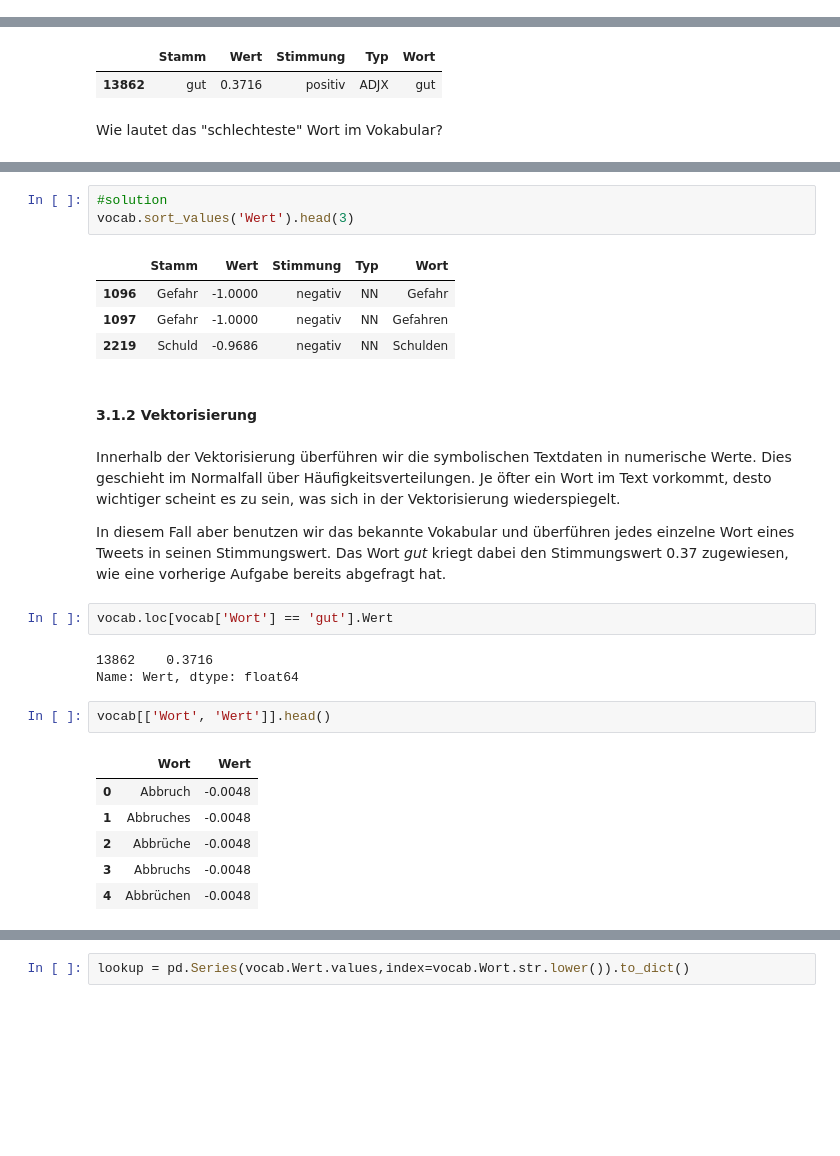
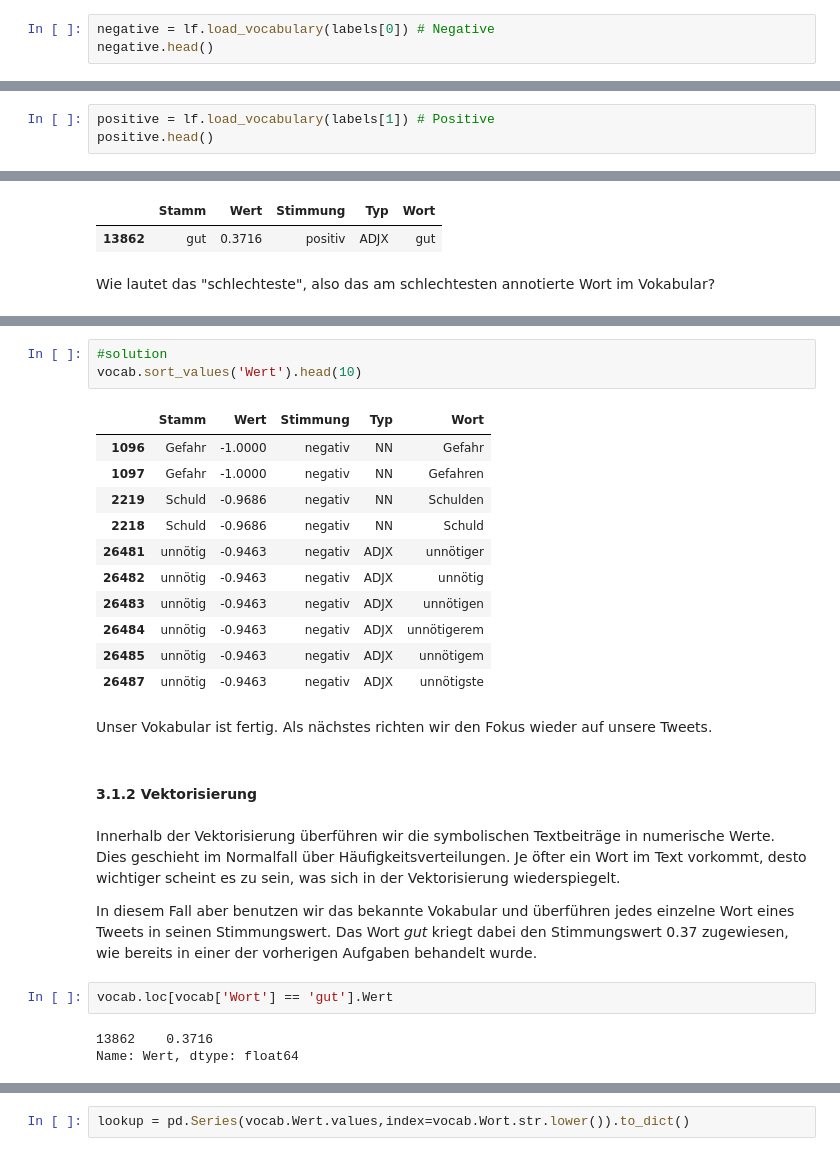
Before and after one commit to orca-nrw/lernmodul-texte, a Jupyter notebook: index.ipynb, the cells around one changed output, grey strips where cells are left out. Saved outputs shown, nothing was run; the diff lists cells and outputs as text; blank space fills up the shorter version.

```diff
--- a/index.ipynb
+++ b/index.ipynb
@@ -601,0 +584,3 @@ positive.head()
+# %%
+negative = lf.load_vocabulary(labels[0]) # Negative
+negative.head()
@@ -601,0 +596,3 @@ positive.head()
+# %%
+positive = lf.load_vocabulary(labels[1]) # Positive
+positive.head()
@@ -720,7 +731,7 @@ vocab.loc[(vocab['Typ'] == 'ADJX') & (vocab['Wort'] == 'gut')]
 |  | Stamm | Wert | Stimmung | Typ | Wort |
 | 13862 | gut | 0.3716 | positiv | ADJX | gut |
 # %% [markdown]
-Wie lautet das "schlechteste" Wort im Vokabular?
+Wie lautet das "schlechteste", also das am schlechtesten annotierte Wort im Vokabular?
 # %%
 #hideInput
 texte_lm.show_task(15)
@@ -730,29 +741,29 @@ texte_lm.show_task(15)
 [interactive output not drawn]
 # %%
 #solution
-vocab.sort_values('Wert').head(3)
+vocab.sort_values('Wert').head(10)
 # %% [output]
 |  | Stamm | Wert | Stimmung | Typ | Wort |
 | 1096 | Gefahr | -1.0000 | negativ | NN | Gefahr |
 | 1097 | Gefahr | -1.0000 | negativ | NN | Gefahren |
 | 2219 | Schuld | -0.9686 | negativ | NN | Schulden |
+| 2218 | Schuld | -0.9686 | negativ | NN | Schuld |
+| 26481 | unnötig | -0.9463 | negativ | ADJX | unnötiger |
+| 26482 | unnötig | -0.9463 | negativ | ADJX | unnötig |
+| 26483 | unnötig | -0.9463 | negativ | ADJX | unnötigen |
+| 26484 | unnötig | -0.9463 | negativ | ADJX | unnötigerem |
+| 26485 | unnötig | -0.9463 | negativ | ADJX | unnötigem |
+| 26487 | unnötig | -0.9463 | negativ | ADJX | unnötigste |
+# %% [markdown]
+Unser Vokabular ist fertig. Als nächstes richten wir den Fokus wieder auf unsere Tweets.
 # %% [markdown]
 #### 3.1.2 Vektorisierung
 # %% [markdown]
-Innerhalb der Vektorisierung überführen wir die symbolischen Textdaten in numerische Werte. Dies geschieht im Normalfall über Häufigkeitsverteilungen. Je öfter ein Wort im Text vorkommt, desto wichtiger scheint es zu sein, was sich in der Vektorisierung wiederspiegelt.
+Innerhalb der Vektorisierung überführen wir die symbolischen Textbeiträge in numerische Werte. Dies geschieht im Normalfall über Häufigkeitsverteilungen. Je öfter ein Wort im Text vorkommt, desto wichtiger scheint es zu sein, was sich in der Vektorisierung wiederspiegelt.
 
-In diesem Fall aber benutzen wir das bekannte Vokabular und überführen jedes einzelne Wort eines Tweets in seinen Stimmungswert. Das Wort _gut_ kriegt dabei den Stimmungswert 0.37 zugewiesen, wie eine vorherige Aufgabe bereits abgefragt hat.
+In diesem Fall aber benutzen wir das bekannte Vokabular und überführen jedes einzelne Wort eines Tweets in seinen Stimmungswert. Das Wort _gut_ kriegt dabei den Stimmungswert 0.37 zugewiesen, wie bereits in einer der vorherigen Aufgaben behandelt wurde.
 # %%
 vocab.loc[vocab['Wort'] == 'gut'].Wert
 # %% [output]
 13862    0.3716
 Name: Wert, dtype: float64
-# %%
-vocab[['Wort', 'Wert']].head()
-# %% [output]
-|  | Wort | Wert |
-| 0 | Abbruch | -0.0048 |
-| 1 | Abbruches | -0.0048 |
-| 2 | Abbrüche | -0.0048 |
-| 3 | Abbruchs | -0.0048 |
-| 4 | Abbrüchen | -0.0048 |
```
Also changed, not shown: parts of 57 cells of this notebook, 1 other file.
